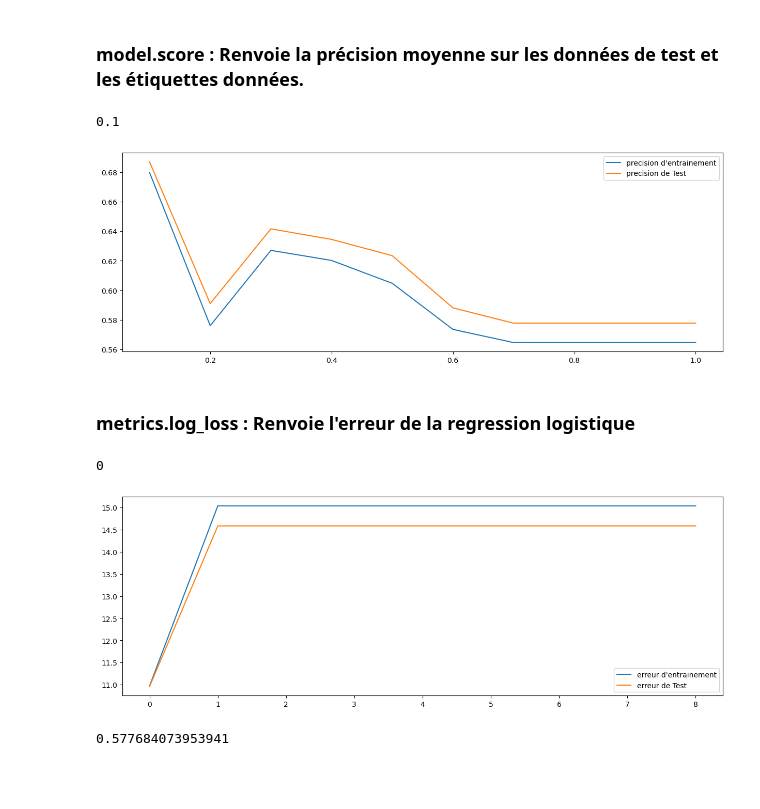
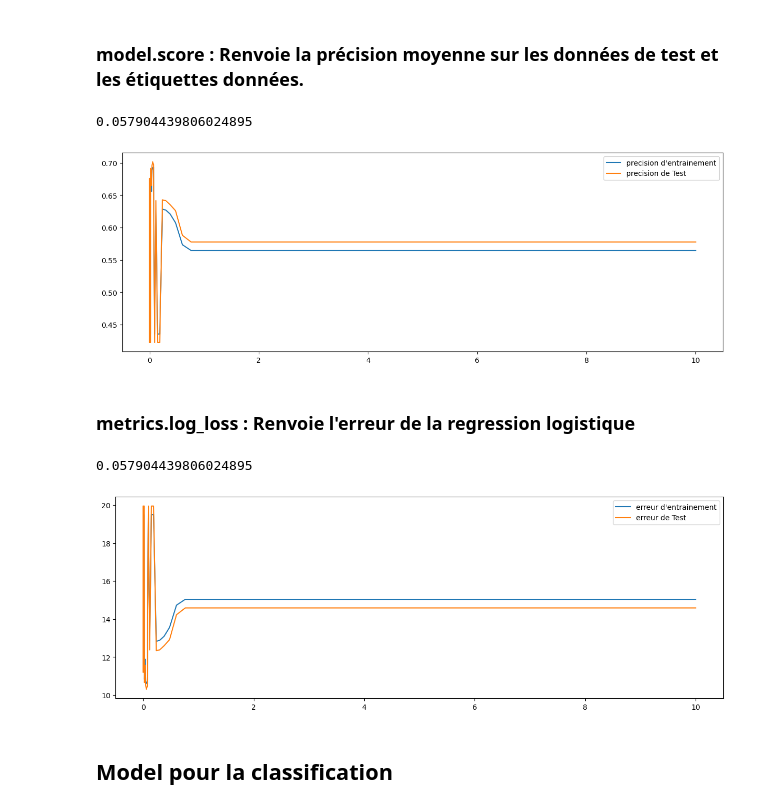
Before and after one commit to DJIGIFA/ODC-ML-DGS, a Jupyter notebook: Untitled.ipynb, the cells around one changed output. Cells and saved outputs as stored; diff of their text form; code cells hidden in the pictures; blank space fills up the shorter version.

```diff
--- a/Untitled.ipynb
+++ b/Untitled.ipynb
@@ -16,35 +25,22 @@ csv_file_name = "scorm_tracking_copy.csv"
 # %%
-dataset = pd.read_csv(csv_file_name,delimiter=";")
-dataset = dataset.groupby(['object_id','actor']).agg({'temps':'sum','score':'max','progression':'mean','session_uuid':'count'})
-dataset = dataset.reset_index()
-
-dataset
-
-dataset['score'] = dataset['score'].map(lambda score : 1 if score >= 50 else 0)
-
-dataset
-
-dataset.drop(['object_id', 'actor'], axis=1,inplace=True)
-dataset
+dataset_pour_classification['score'] = dataset_pour_classification['score'].map(lambda score : 1 if score >= 50 else 0)
+dataset_pour_classification
 
 
-
-model = SGDClassifier(verbose=False
-                      ,
-                      eta0=1.5, learning_rate="constant",
-                      random_state=1,
-                      alpha=2
+model = SGDClassifier(verbose=False,
+                      eta0=1.5,
+                      learning_rate="constant",
+                      random_state=1
                      )
 
-Y = dataset['score'].to_numpy()
-X = dataset.drop('score',axis=1).to_numpy()
+Y = dataset_pour_classification['score']
+X = dataset_pour_classification.drop('score',axis=1)
 
 X_train, X_test, y_train, y_test = train_test_split(X, Y, random_state=2, train_size = .80)
 # %% [markdown]
 # Recherche de Alpha optimal
 # %%
-# alphas = np.logspace(-5, 1, 60)
-alphas = [i for i in np.arange(0.1,1.1,0.1)]
+alphas = np.logspace(-5, 1, 60)
 # %% [markdown]
 ###  model.score : Renvoie la précision moyenne sur les données de test et les étiquettes données.
 # %%
@@ -58,10 +54,10 @@ for i in alphas :
     test_precision.append(model.score(X_test, y_test))
 # train_precision, test_precision
 
-# # alphas
-indice_alpha_optimal = np.argmax(test_precision)
-alpha_optimal_1 = alphas[indice_alpha_optimal]
-# alpha_optim
+
+indice_alpha_optimal_1 = np.argmax(test_precision)
+alpha_optimal_1 = alphas[indice_alpha_optimal_1]
+# alpha_optimal_1
 
 fig, ax = plt.subplots(figsize=(15, 5))
 
@@ -74,54 +70,44 @@ alpha_optimal_1
 # np.argmax(test_precision)
 # test_precision,alphas
 # %% [output]
-0.1
+0.057904439806024895
-[figure, old version]
+[figure, new version]
-# %% [markdown]
-###  metrics.log_loss : Renvoie l'erreur  de la regression logistique
+# %% [markdown]
+###  metrics.log_loss : Renvoie l'erreur  de la regression logistique
 # %%
 train_erreur = list()
 test_erreur = list()
 for i in alphas :
     model.set_params(alpha=i)
     model.fit(X_train, y_train)
 
     train_prediction = model.predict(X_train)
     train_erreur.append(metrics.log_loss(y_train,train_prediction))
 
 
     test_prediction = model.predict(X_test)
     test_erreur.append(metrics.log_loss(y_test,test_prediction))
 
 
 # train_precision, test_precision
 
 # # alphas
-i_alpha_optim = np.argmin(test_erreur)
-alpha_optim = alphas[i_alpha_optim]
-alpha_optim
+index_alpha_optimal_2 = np.argmin(test_erreur)
+alpha_optimale_2 = alphas[index_alpha_optimal_2]
+alpha_optimale_2
 
 fig, ax = plt.subplots(figsize=(15, 5))
 
 ax.plot(alphas, train_erreur, label="erreur d'entrainement")
 ax.plot(alphas, test_erreur, label="erreur de Test")
 
 ax.legend();
 # alphas
 # len(test_erreur)
-alpha_optim
+alpha_optimale_2
 # %% [output]
-0
+0.057904439806024895
-[figure, old version]
+[figure, new version]
-# %%
-parm_list = list()
-score_list = list()
-for i in range(10):
-    model.fit(X_train,y_train)
-    parm_list.append(model.get_params())
-    score_list.append(model.score(X_test,y_test))
-
-max(score_list)
-# parm_list
-# %% [output]
-0.577684073953941
+# %% [markdown]
+## Model pour la classification
 # %%
```
Also changed, not shown: parts of 8 cells of this notebook.
